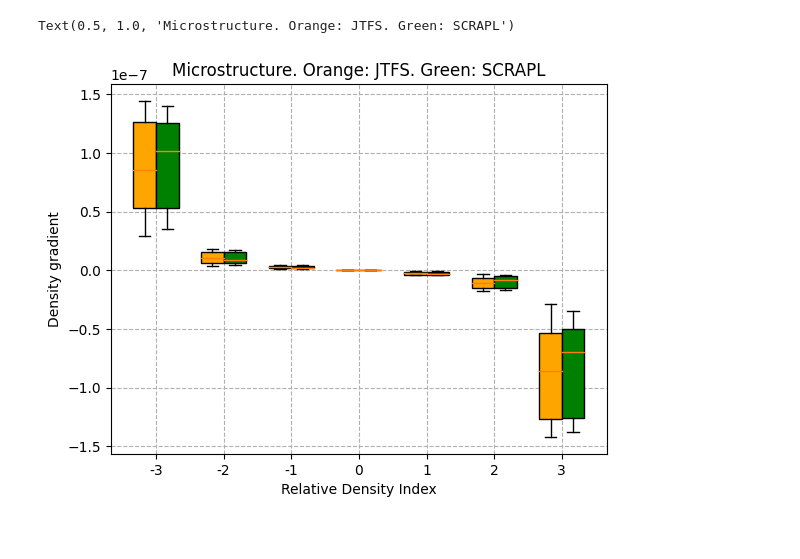
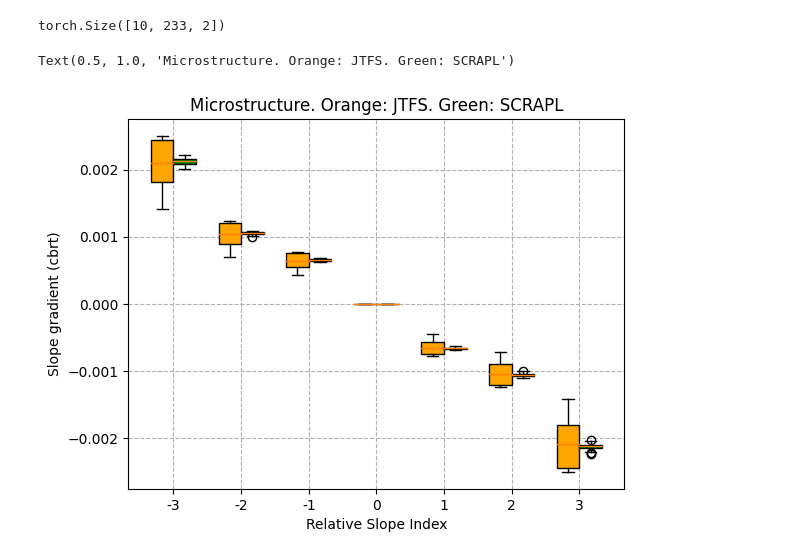
Before and after one commit to lostanlen/scrapl-ddsp, a Jupyter notebook: jacobians v2.ipynb, the cells around one changed output. Saved outputs shown, nothing was run; the diff lists cells and outputs as text; code cells hidden in the pictures.

Commit message:
jacobians v2 and v3

```diff
--- a/jacobians v2.ipynb
+++ b/jacobians v2.ipynb
@@ -5,0 +1,15 @@ import torch
+# %%
+from matplotlib import pyplot as plt
+import numpy as np
+import os
+import torch
+
+def load_jacobian(density_idx, slope_idx, seed, data_dir):
+    filepath = f"jacobian_density-{density_idx}_slope-{slope_idx}_seed-{seed}.pt"
+    jac_path = os.path.join(data_dir, "jacobians_7x7", filepath)
+    return torch.load(jac_path).double()[1:, :]
+
+def load_jtfs(density_idx, slope_idx, seed, data_dir):
+    filepath = f"jtfs_density-{density_idx}_slope-{slope_idx}_seed-{seed}.pt"
+    jtfs_path = os.path.join(data_dir, "jtfs_7x7", filepath)
+    return torch.load(jtfs_path).double()[1:, 0]
@@ -6,27 +153,22 @@ import torch
+# %%
+JX.shape
+# %% [output]
+torch.Size([10, 233, 2])
 # %%
-def load_jacobian(density_idx, slope_idx, seed, data_dir):
-    filepath = f"jacobian_density-{density_idx}_slope-{slope_idx}_seed-{seed}.pt"
-    jac_path = os.path.join(data_dir, "jacobians_7x7", filepath)
-    return torch.load(jac_path).double()
-
-def load_jtfs(density_idx, slope_idx, seed, data_dir):
-    filepath = f"jtfs_density-{density_idx}_slope-{slope_idx}_seed-{seed}.pt"
-    jtfs_path = os.path.join(data_dir, "jtfs_7x7", filepath)
-    return torch.load(jtfs_path).double()
-
 H_jtfs = []
 H_scrapl = []
-slope_idx = 3
+common_density_idx = 3
+y_slope_idx = 3
 
-for density_idx in range(7):
+for x_slope_idx in range(7):
 
     data_dir = "icassp2024_scrapl_data"
     SX, JX, SY = [], [], []
     for seed in range(10):
-        y_coords = (slope_idx, 3)
-        x_coords = (slope_idx, density_idx)
-        Sx = load_jtfs(*x_coords, seed=seed, data_dir=data_dir)[:, 0]
-        Sy = load_jtfs(*y_coords, seed=seed, data_dir=data_dir)[:, 0]
+        y_coords = (common_density_idx, y_slope_idx)
+        x_coords = (common_density_idx, x_slope_idx)
+        Sx = load_jtfs(*x_coords, seed=seed, data_dir=data_dir)
+        Sy = load_jtfs(*y_coords, seed=seed, data_dir=data_dir)
         Jx = load_jacobian(*x_coords, seed=seed, data_dir=data_dir)
         SX.append(Sx)
         SY.append(Sy)
@@ -40,46 +182,45 @@ for density_idx in range(7):
         Sx_scrapl, Sy_scrapl, Jx_scrapl = [], [], []
         for path in range(SX.shape[-1]):
             random_seed = torch.randint(SX.shape[0], (1,))
-            Jx_scrapl.append(JX[random_seed, path, :])
-            Sx_scrapl.append(SX[random_seed, path])
-            Sy_scrapl.append(SY[random_seed, path])
-        Jx_scrapl = torch.stack(Jx_scrapl, dim=0).squeeze()
-        Sx_scrapl = torch.stack(Sx_scrapl, dim=0).squeeze()
-        Sy_scrapl = torch.stack(Sy_scrapl, dim=0).squeeze()
+            Jx_scrapl.append(JX[random_seed, path, :].squeeze())
+            Sx_scrapl.append(SX[random_seed, path].squeeze())
+            Sy_scrapl.append(SY[random_seed, path].squeeze())
+        Jx_scrapl = torch.stack(Jx_scrapl, dim=0)
+        Sx_scrapl = torch.stack(Sx_scrapl, dim=0)
+        Sy_scrapl = torch.stack(Sy_scrapl, dim=0)
         g_scrapl = Jx_scrapl.T @ (Sy_scrapl - Sx_scrapl)
         G_scrapl.append(g_scrapl)
     G_scrapl = torch.stack(G_scrapl, dim=0).squeeze()
 
     G_jtfs = []
     for seed in range(10):
-        y_coords = (slope_idx, 3)
-        Sy = load_jtfs(*y_coords, seed=seed, data_dir=data_dir)[:, 0]
+        y_coords = (common_density_idx, y_slope_idx)
+        Sy = load_jtfs(*y_coords, seed=seed, data_dir=data_dir)
         g_jtfs = JX[seed, :, :].T @ (SY[seed, :] - SX[seed, :])
         G_jtfs.append(g_jtfs)
     G_jtfs = torch.stack(G_jtfs, dim=0).squeeze()
 
+    # Take gradient with respect to coordinate 1 (slope)
     H_jtfs.append(G_jtfs[:, 1].detach())
     H_scrapl.append(G_scrapl[:, 1].detach())
-    #plt.plot(G_jtfs[:, 1].detach(), '-o')
-    #plt.grid('--')
 
 H_jtfs = torch.stack(H_jtfs)
 H_scrapl = torch.stack(H_scrapl)
 
 positions = np.arange(-3, 4)
-plt.boxplot(H_jtfs, positions=positions-1/6, widths=1/3,
+plt.boxplot(np.cbrt(H_jtfs), positions=positions-1/6, widths=1/3,
     patch_artist=True, boxprops=dict(facecolor='orange'));
-plt.boxplot(H_scrapl, positions=positions+1/6,widths=1/3,
+plt.boxplot(np.cbrt(H_scrapl), positions=positions+1/6,widths=1/3,
     patch_artist=True, boxprops=dict(facecolor='green'));
 
 plt.gca().set_xticks(positions)
 plt.gca().set_xticklabels(positions)
 plt.grid(linestyle='--')
-plt.xlabel("Relative Density Index")
-plt.ylabel("Density gradient")
+plt.xlabel("Relative Slope Index")
+plt.ylabel("Slope gradient (cbrt)")
 # Microstructure means matched random seeds between
 # target and prediction.
 plt.title("Microstructure. Orange: JTFS. Green: SCRAPL")
 # %% [output]
 Text(0.5, 1.0, 'Microstructure. Orange: JTFS. Green: SCRAPL')
-[figure, old version]
+[figure, new version]
```
Also changed, not shown: parts of 10 cells of this notebook, 1 other file.
